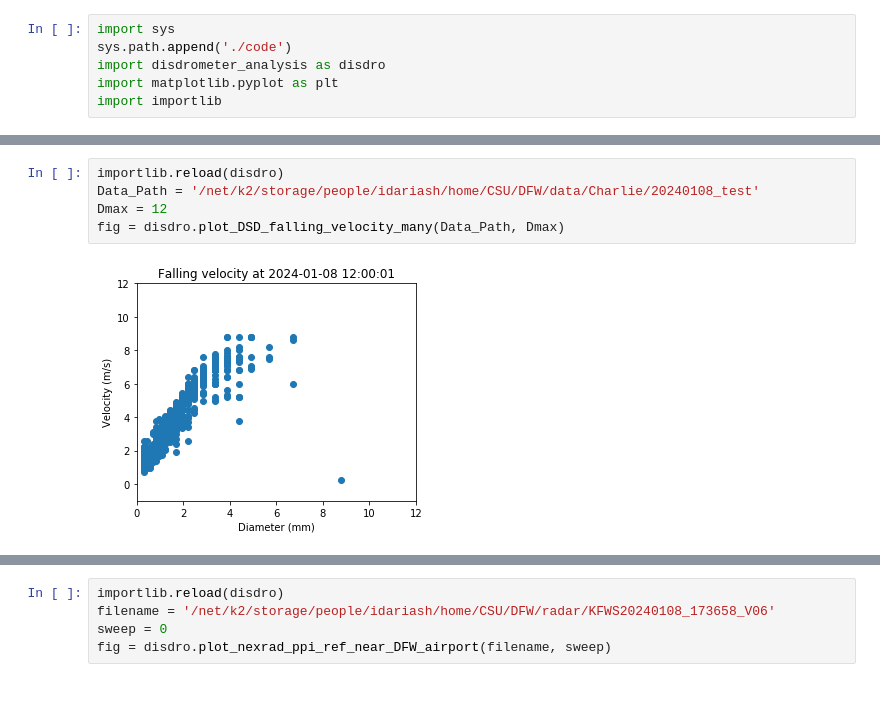
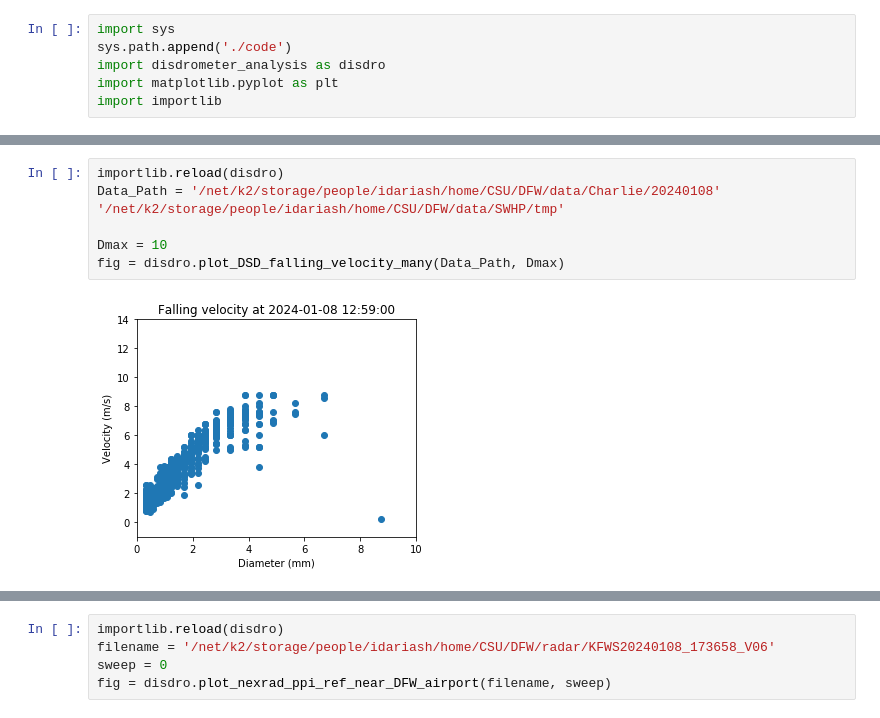
Before and after one commit to idariash/DFW_CASA_Disdrometer, a Jupyter notebook: Examples.ipynb, the cells around one changed output, grey strips where cells are left out. Saved outputs shown, nothing was run; the diff lists cells and outputs as text.

```diff
--- a/Examples.ipynb
+++ b/Examples.ipynb
@@ -13,7 +76,9 @@ import importlib
 # %%
 importlib.reload(disdro)
-Data_Path = '/net/k2/storage/people/idariash/home/CSU/DFW/data/Charlie/20240108_test'
-Dmax = 12
+Data_Path = '/net/k2/storage/people/idariash/home/CSU/DFW/data/Charlie/20240108'
+'/net/k2/storage/people/idariash/home/CSU/DFW/data/SWHP/tmp'
+
+Dmax = 10
 fig = disdro.plot_DSD_falling_velocity_many(Data_Path, Dmax)
 # %% [output]
-[figure, old version]
+[figure, new version]
```
Also changed, not shown: parts of 9 cells of this notebook, 1 other file.
